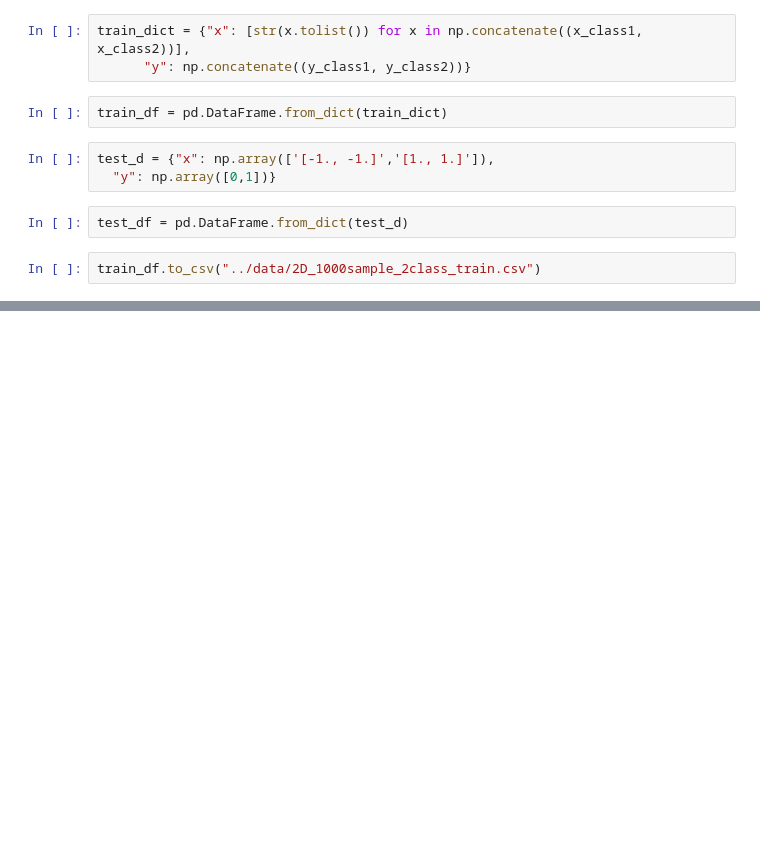
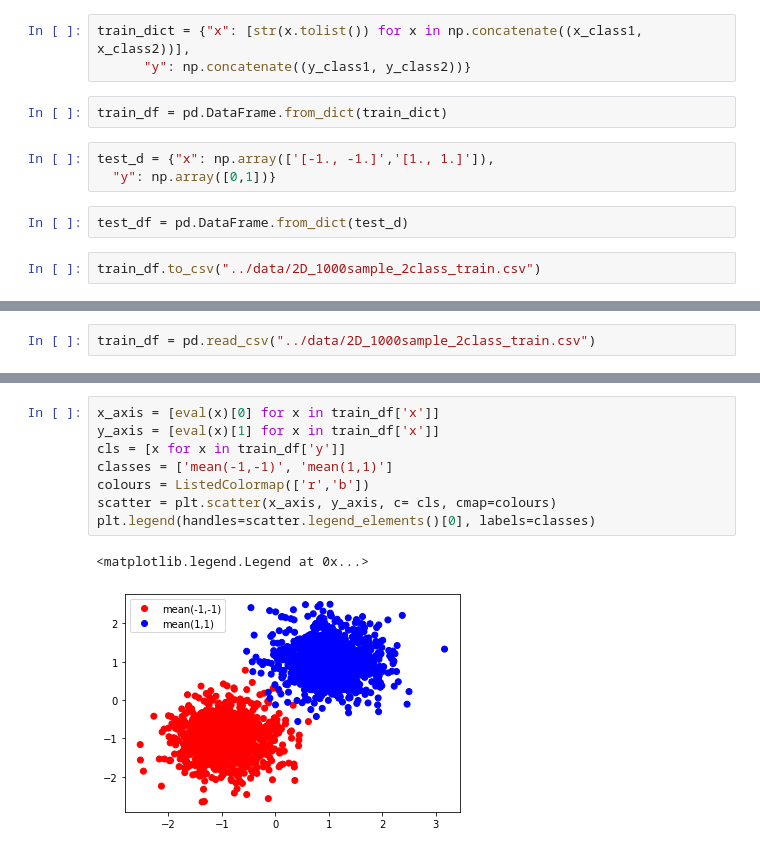
Before and after one commit to hage1005/IF_project, a Jupyter notebook: notebooks/generateGMM2dData.ipynb, the cells around one changed output, grey strips where cells are left out. Saved outputs shown, nothing was run; the diff lists cells and outputs as text; blank space fills up the shorter version.

Commit message:
finish GMM pipeline, moving on building CIFAR pipeline including smaller class size and train size

```diff
--- a/notebooks/generateGMM2dData.ipynb
+++ b/notebooks/generateGMM2dData.ipynb
@@ -43,0 +26,2 @@ train_df
+# %%
+train_df = pd.read_csv("../data/2D_1000sample_2class_train.csv")
@@ -43,0 +44,11 @@ train_df
+# %%
+x_axis = [eval(x)[0] for x in train_df['x']]
+y_axis = [eval(x)[1] for x in train_df['x']]
+cls = [x for x in train_df['y']]
+classes = ['mean(-1,-1)', 'mean(1,1)']
+colours = ListedColormap(['r','b'])
+scatter = plt.scatter(x_axis, y_axis, c= cls, cmap=colours)
+plt.legend(handles=scatter.legend_elements()[0], labels=classes)
+# %% [output]
+<matplotlib.legend.Legend at 0x...>
+[figure, added]
```
Also changed, not shown: parts of 7 cells of this notebook, 20 other files.
